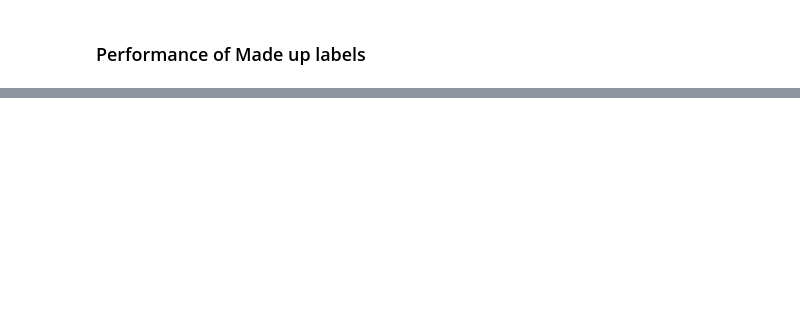
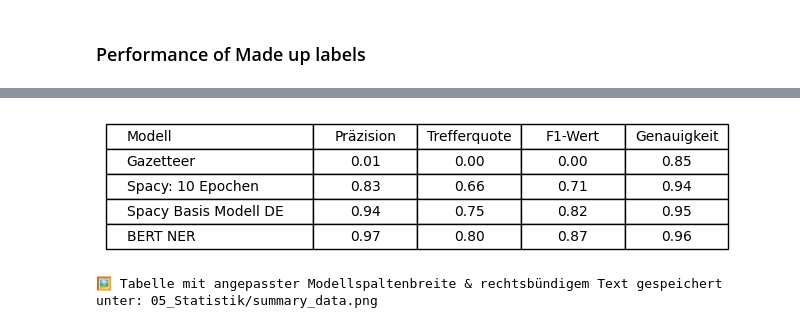
Before and after one commit to loopercamera/4M, a Jupyter notebook: 03_NER/NER_create_training_data.ipynb, the cells around one changed output, grey strips where cells are left out. Drawn from its saved outputs; the diff is of its cells as text; code cells hidden in the pictures; blank space fills up the shorter version.

```diff
--- a/03_NER/NER_create_training_data.ipynb
+++ b/03_NER/NER_create_training_data.ipynb
@@ -2633,7 +2269,7 @@ import json
 from fuzzywuzzy import process, fuzz
 
 # === JSON mit Labels laden ===
-with open("03_Label/gemeinden_labels_v4.json", "r", encoding="utf-8") as f:
+with open("03_Label/gemeinden_labels.json", "r", encoding="utf-8") as f:
     label_data = json.load(f)
 
 # Liste der Labelnamen extrahieren
@@ -2668,7 +2304,7 @@ import json
 from fuzzywuzzy import process, fuzz
 
 # Load label list from JSON
-with open("03_Label/gemeinden_labels_v4.json", "r", encoding="utf-8") as f:
+with open("03_Label/gemeinden_labels.json", "r", encoding="utf-8") as f:
     label_data = json.load(f)
 
 # Extract list of valid labels
@@ -3012,0 +3040,69 @@ KeyError: 'success_spacy_custom'
+# %%
+import matplotlib.pyplot as plt
+import pandas as pd
+
+# === summary_data in DataFrame umwandeln ===
+summary_df = pd.DataFrame(summary_data).round(2)
+
+# === Modellnamen manuell anpassen ===
+summary_df["Model"] = summary_df["Model"].replace({
+    "re_matched_labels": "Gazetteer",
+    "spacy_custom_LOC_labels": "Spacy: 10 Epochen",
+    "spacy_base_LOC_labels": "Spacy Basis Modell DE",
+    "bert_ner_labels": "BERT NER"
+})
+
+# === Deutsche Spaltennamen definieren ===
+summary_df_de = summary_df.rename(columns={
+    "Model": "Modell",
+    "Precision": "Präzision",
+    "Recall": "Trefferquote",
+    "F1-Score": "F1-Wert",
+    "Accuracy": "Genauigkeit"
+})
+
+# === Formatieren auf 2 Nachkommastellen als Strings
+formatted_values = summary_df_de.applymap(
+    lambda x: f"{x:.2f}" if isinstance(x, float) else x
+).values
+
+# === Tabelle als Grafik erzeugen ===
+width_cm = 17
+width_inch = width_cm / 2.54
+height_inch = 0.1 + 0.1 * len(summary_df_de)
+
+fig, ax = plt.subplots(figsize=(width_inch, height_inch))
+ax.axis('off')
+
+# Tabelle erstellen
+table = ax.table(
+    cellText=formatted_values,
+    colLabels=summary_df_de.columns,
+    cellLoc='center',
+    loc='center'
+)
+
+table.auto_set_font_size(False)
+table.set_fontsize(10)
+table.scale(1.0, 1.5)
+
+# Spaltenbreite und Ausrichtung anpassen
+for (row, col), cell in table.get_celld().items():
+    if col == 0:
+        cell.set_width(0.4)      # breiter für Modellnamen
+        cell.set_text_props(ha='left')  # rechtsbündig
+    else:
+        cell.set_width(0.2)      # Standardbreite
+
+# === Grafikpfad definieren ===
+table_image_path = "05_Statistik/summary_data.png"
+
+# === Grafik speichern und anzeigen ===
+plt.savefig(table_image_path, bbox_inches='tight', dpi=300)
+plt.show()
+plt.close()
+
+print(f"🖼️ Tabelle mit angepasster Modellspaltenbreite & rechtsbündigem Text gespeichert unter: {table_image_path}")
+# %% [output]
+[figure, added]
+🖼️ Tabelle mit angepasster Modellspaltenbreite & rechtsbündigem Text gespeichert unter: 05_Statistik/summary_data.png
```
Also changed, not shown: parts of 69 cells of this notebook, 28 other files.
